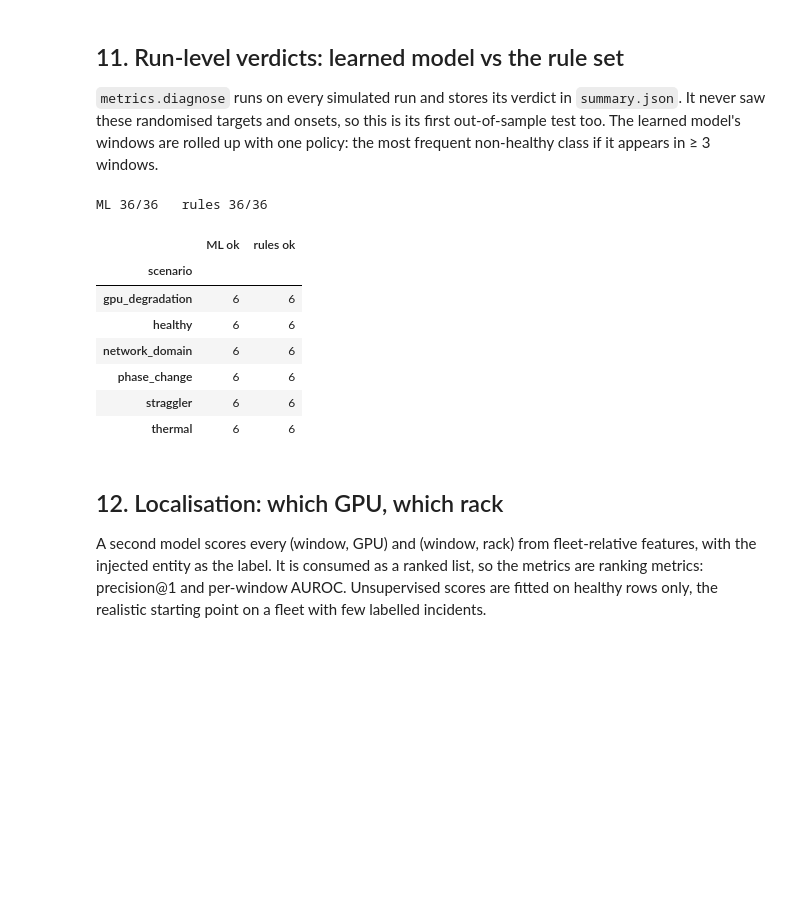
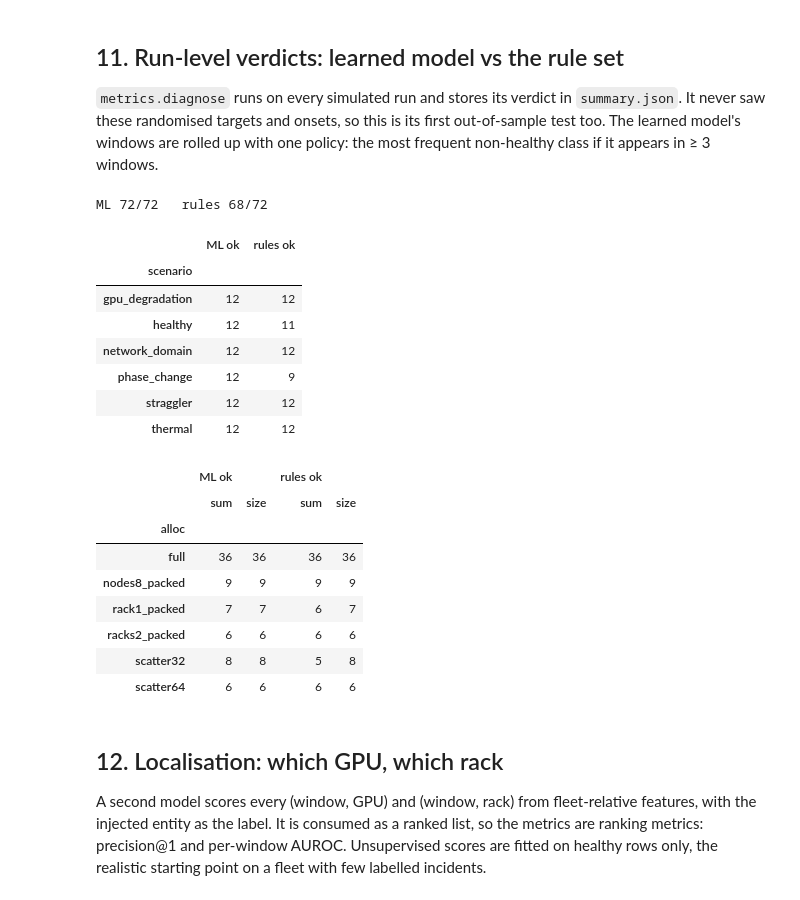
Before and after one commit to UniCandice/GPU_cluster_simulator, a Jupyter notebook: notebooks/ml_fault_diagnosis.ipynb, the cells around one changed output. Drawn from its saved outputs; the diff is of its cells as text; code cells hidden in the pictures; blank space fills up the shorter version.

```diff
--- a/notebooks/ml_fault_diagnosis.ipynb
+++ b/notebooks/ml_fault_diagnosis.ipynb
@@ -131,0 +142,7 @@ simulated thermal__medium__seed7 in 1.2s; re-drawn injection: {'type': 'cooling_
+# %%
+rows = []
+for seed in (42, 1, 2, 3, 4):
+    for scenario in mb.CLASSES:
+        profile, alloc, placement, desc = mb.allocation_variant(seed, scenario, "medium")
+        rows.append({"seed": seed, "scenario": scenario, **desc})
+pd.DataFrame(rows).head(12)
@@ -469,24 +572,35 @@ windows are rolled up with one policy: the most frequent non-healthy class if it
 # %%
 rows = []
 for rid, g in stream.groupby("run_id"):
     scenario = g["scenario"].iloc[0]; truth = truths[rid]
     rows.append({"scenario": scenario, "run_id": rid, "ML": mb._rollup(g["pred"]),
                  "rules": mb._rules_class(truth["diagnosis"]),
                  "rules localised": mb._rules_localised(truth["diagnosis"], scenario, truth)})
 runs = pd.DataFrame(rows)
 runs["ML ok"] = runs["ML"] == runs["scenario"]; runs["rules ok"] = runs["rules"] == runs["scenario"]
+runs["alloc"] = runs["run_id"].map(lambda r: r.split("/")[0].replace("alloc_", "") if "/" in r else "full")
 print(f"ML {runs['ML ok'].sum()}/{len(runs)}   rules {runs['rules ok'].sum()}/{len(runs)}")
-runs.groupby("scenario")[["ML ok", "rules ok"]].sum()
+display(runs.groupby("scenario")[["ML ok", "rules ok"]].sum())
+runs.groupby("alloc")[["ML ok", "rules ok"]].agg(["sum", "size"])
 # %% [output]
-ML 36/36   rules 36/36
+ML 72/72   rules 68/72
 |  | ML ok | rules ok |
 | scenario |  |  |
-| gpu_degradation | 6 | 6 |
-| healthy | 6 | 6 |
-| network_domain | 6 | 6 |
-| phase_change | 6 | 6 |
-| straggler | 6 | 6 |
-| thermal | 6 | 6 |
+| gpu_degradation | 12 | 12 |
+| healthy | 12 | 11 |
+| network_domain | 12 | 12 |
+| phase_change | 12 | 9 |
+| straggler | 12 | 12 |
+| thermal | 12 | 12 |
+|  | ML ok |  | rules ok |  |
+|  | sum | size | sum | size |
+| alloc |  |  |  |  |
+| full | 36 | 36 | 36 | 36 |
+| nodes8_packed | 9 | 9 | 9 | 9 |
+| rack1_packed | 7 | 7 | 6 | 7 |
+| racks2_packed | 6 | 6 | 6 | 6 |
+| scatter32 | 8 | 8 | 5 | 8 |
+| scatter64 | 6 | 6 | 6 | 6 |
 # %% [markdown]
 ## 12. Localisation: which GPU, which rack
 
```
Also changed, not shown: parts of 28 cells of this notebook, 2 other files.
